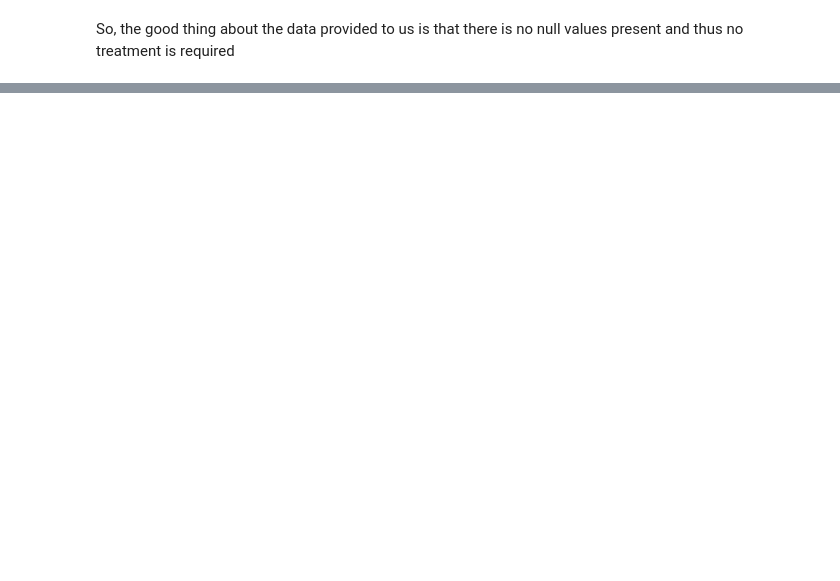
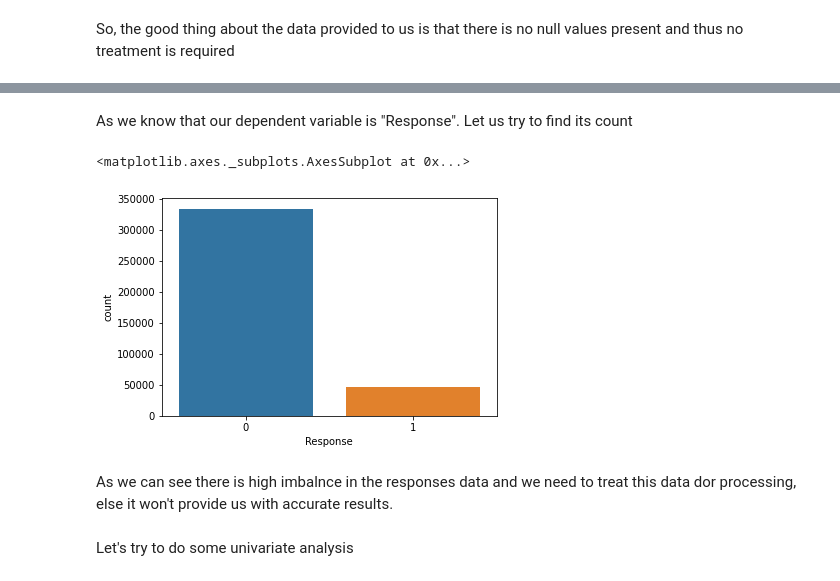
Before and after one commit to agrawalkunal2/insurance-cross_sell, a Jupyter notebook: HEALTH_INSURANCE_CROSS_SELL_PREDICTION.ipynb, the cells around one changed output, grey strips where cells are left out. Drawn from its saved outputs; the diff is of its cells as text; code cells hidden in the pictures; blank space fills up the shorter version.

```diff
--- a/HEALTH_INSURANCE_CROSS_SELL_PREDICTION.ipynb
+++ b/HEALTH_INSURANCE_CROSS_SELL_PREDICTION.ipynb
@@ -127,0 +156,3 @@ So here, we can see "Response" is our dependent variable
+# %%
+# dropping id as it is of no use in our models
+data.drop("id",axis=1,inplace=True)
@@ -155,0 +203,3 @@ So, the good thing about the data provided to us is that there is no null values
+# %%
+# keeping first row and deleting other rows
+data.drop_duplicates(keep="first",inplace=True)
@@ -155,0 +236,12 @@ So, the good thing about the data provided to us is that there is no null values
+# %% [markdown]
+As we know that our dependent variable is "Response". Let us try to find its count
+# %%
+#count of
+sns.countplot(data["Response"])
+# %% [output]
+<matplotlib.axes._subplots.AxesSubplot at 0x...>
+[figure, added]
+# %% [markdown]
+As we can see there is high imbalnce in the responses data and we need to treat this data dor processing, else it won't provide us with accurate results.
+# %% [markdown]
+Let's try to do some univariate analysis
```
Also changed, not shown: parts of 17 cells of this notebook.
